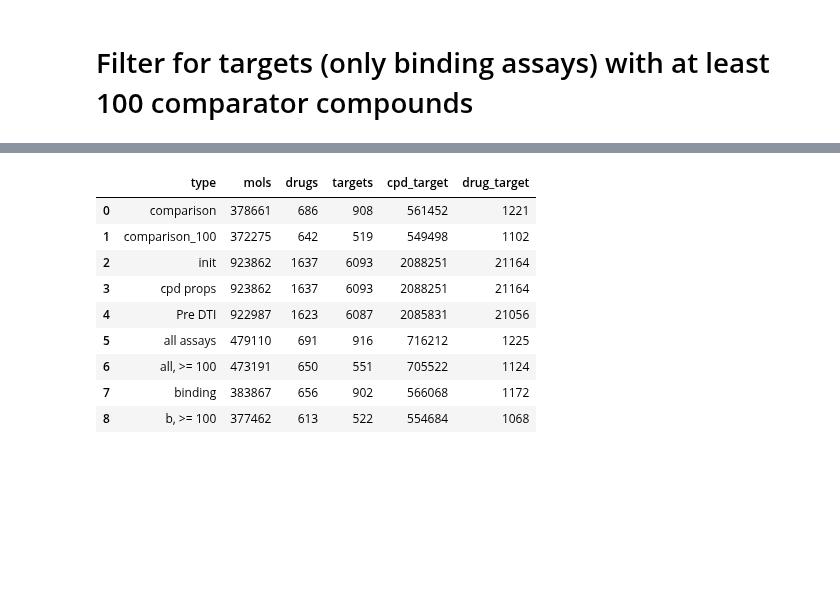
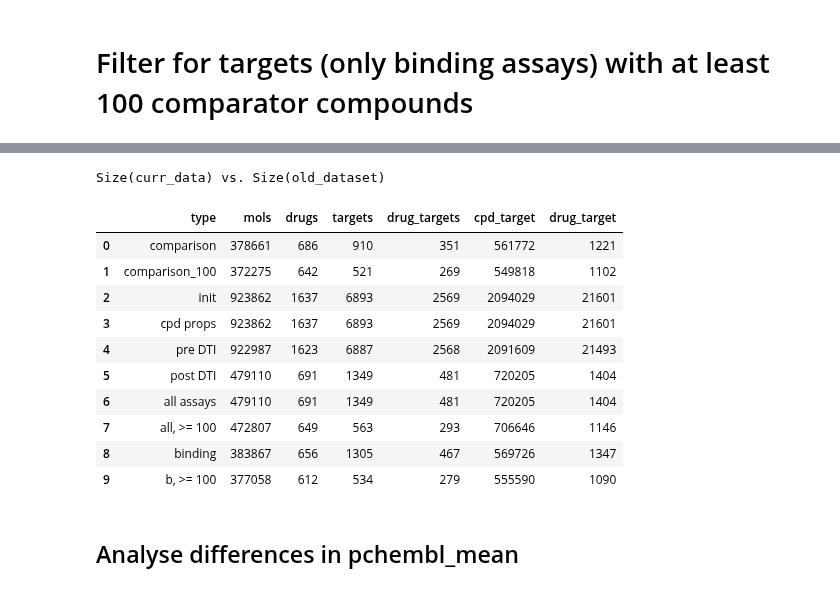
Before and after one commit to chembl/compound_target_pairs_dataset, a Jupyter notebook: Leeson_dataset_extraction.ipynb, the cells around one changed output, grey strips where cells are left out. Cells and saved outputs as stored; diff of their text form; code cells hidden in the pictures; blank space fills up the shorter version.

```diff
--- a/Leeson_dataset_extraction.ipynb
+++ b/Leeson_dataset_extraction.ipynb
@@ -686,15 +691,20 @@ pd.DataFrame(all_intersect_comp_100,
 # %%
 ############### TESTING: deleopment of size(curr_data) vs. size(old_dataset) ###############
+print("Size(curr_data) vs. Size(old_dataset)")
 pd.DataFrame(all_length_comp,
-                   columns=['type', 'mols', 'drugs', 'targets', 'cpd_target', 'drug_target'])
+                   columns=['type', 'mols', 'drugs', 'targets', 'drug_targets', 'cpd_target', 'drug_target'])
 # %% [output]
+Size(curr_data) vs. Size(old_dataset)
-|  | type | mols | drugs | targets | cpd_target | drug_target |
-| 0 | comparison | 378661 | 686 | 908 | 561452 | 1221 |
-| 1 | comparison_100 | 372275 | 642 | 519 | 549498 | 1102 |
-| 2 | init | 923862 | 1637 | 6093 | 2088251 | 21164 |
-| 3 | cpd props | 923862 | 1637 | 6093 | 2088251 | 21164 |
-| 4 | Pre DTI | 922987 | 1623 | 6087 | 2085831 | 21056 |
-| 5 | all assays | 479110 | 691 | 916 | 716212 | 1225 |
-| 6 | all, >= 100 | 473191 | 650 | 551 | 705522 | 1124 |
-| 7 | binding | 383867 | 656 | 902 | 566068 | 1172 |
-| 8 | b, >= 100 | 377462 | 613 | 522 | 554684 | 1068 |
+|  | type | mols | drugs | targets | drug_targets | cpd_target | drug_target |
+| 0 | comparison | 378661 | 686 | 910 | 351 | 561772 | 1221 |
+| 1 | comparison_100 | 372275 | 642 | 521 | 269 | 549818 | 1102 |
+| 2 | init | 923862 | 1637 | 6893 | 2569 | 2094029 | 21601 |
+| 3 | cpd props | 923862 | 1637 | 6893 | 2569 | 2094029 | 21601 |
+| 4 | pre DTI | 922987 | 1623 | 6887 | 2568 | 2091609 | 21493 |
+| 5 | post DTI | 479110 | 691 | 1349 | 481 | 720205 | 1404 |
+| 6 | all assays | 479110 | 691 | 1349 | 481 | 720205 | 1404 |
+| 7 | all, >= 100 | 472807 | 649 | 563 | 293 | 706646 | 1146 |
+| 8 | binding | 383867 | 656 | 1305 | 467 | 569726 | 1347 |
+| 9 | b, >= 100 | 377058 | 612 | 534 | 279 | 555590 | 1090 |
+# %% [markdown]
+## Analyse differences in pchembl_mean
```
Also changed, not shown: parts of 42 cells of this notebook.
